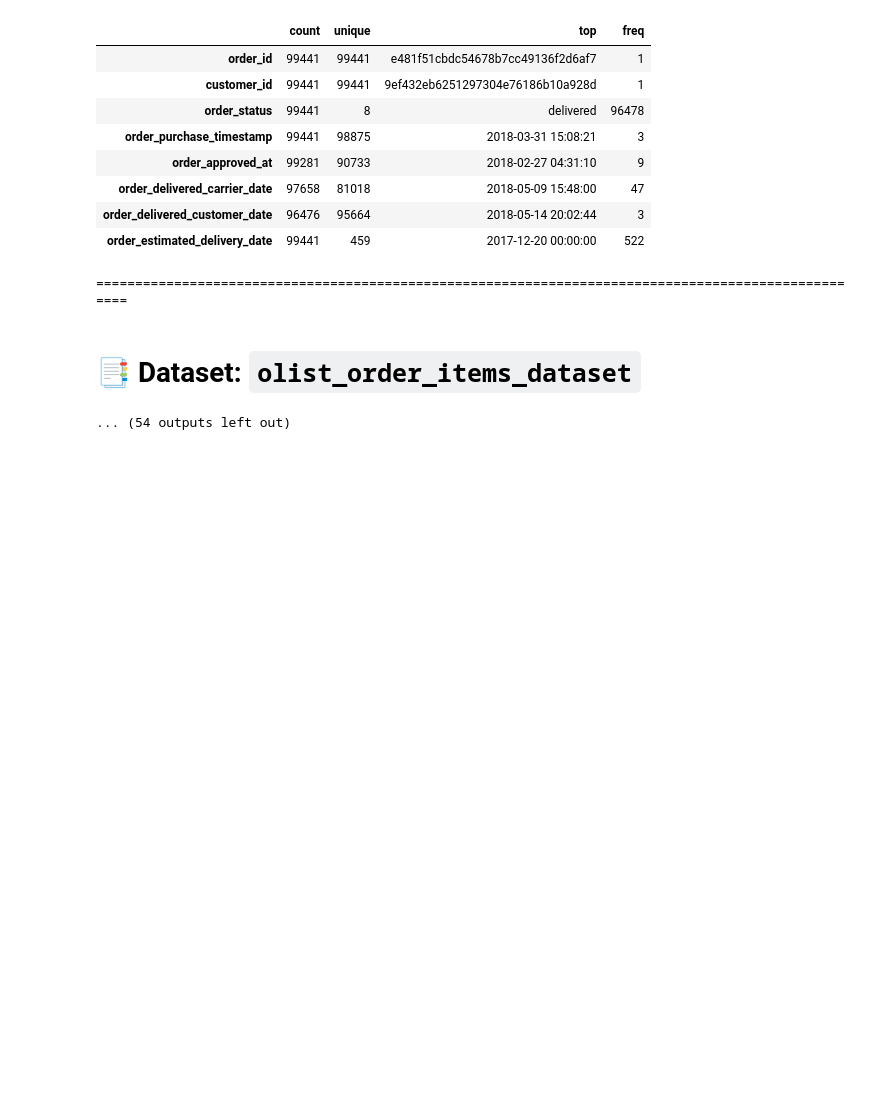
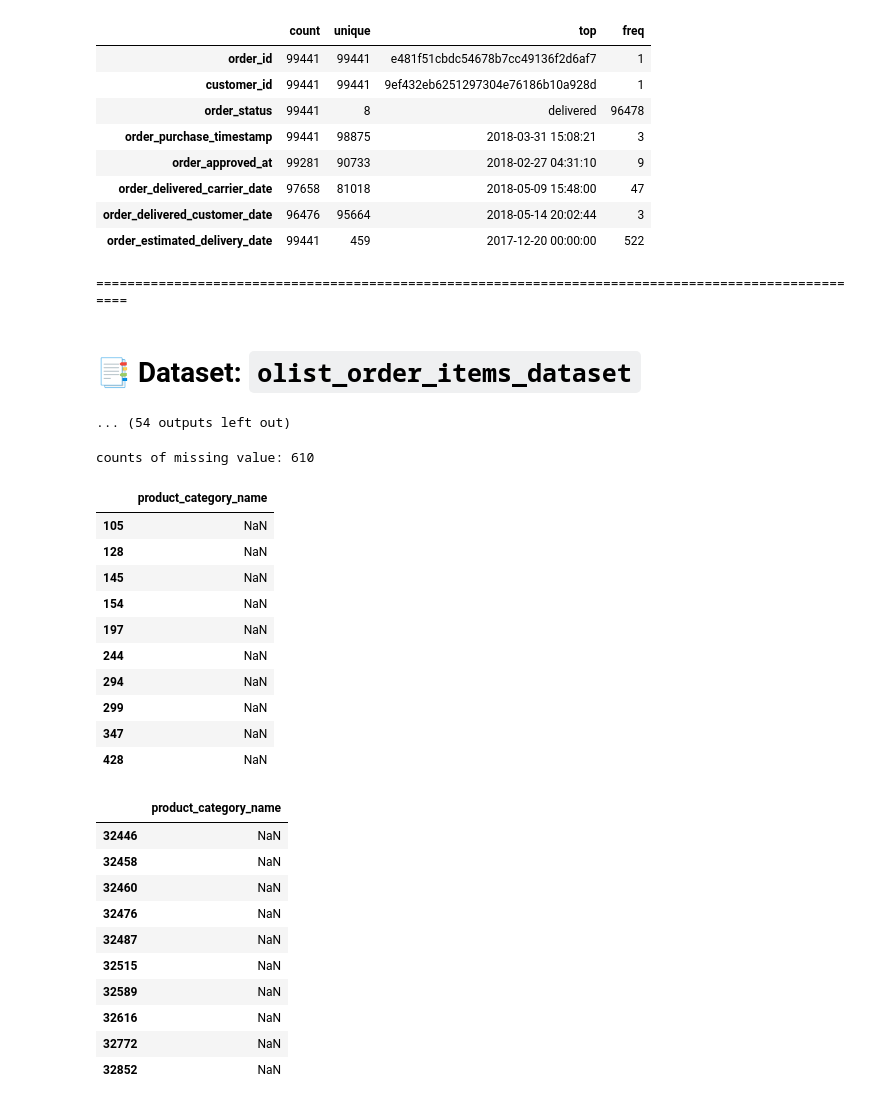
Before and after one commit to sabineleesm-stack/olist-ecommerce-analysis, a Jupyter notebook: notebooks/check_data.ipynb, the cells around one changed output. Drawn from its saved outputs; the diff is of its cells as text; code cells hidden in the pictures; blank space fills up the shorter version.

```diff
--- a/notebooks/check_data.ipynb
+++ b/notebooks/check_data.ipynb
@@ -116,3 +134,35 @@ memory usage: 6.1 MB
 ====================================================================================================
 # 📑 Dataset: `olist_order_items_dataset`
 ... (54 outputs left out)
+# %%
+# Select only the 'product_category_name' column from rows with missing data
+missing_category_only = products_df.loc[products_df['product_category_name'].isnull(), ['product_category_name']]
+
+print(f"counts of missing value: {len(missing_category_only)}")
+
+display(missing_category_only.head(10))
+display(missing_category_only.tail(10))
+# %% [output]
+counts of missing value: 610
+|  | product_category_name |
+| 105 | NaN |
+| 128 | NaN |
+| 145 | NaN |
+| 154 | NaN |
+| 197 | NaN |
+| 244 | NaN |
+| 294 | NaN |
+| 299 | NaN |
+| 347 | NaN |
+| 428 | NaN |
+|  | product_category_name |
+| 32446 | NaN |
+| 32458 | NaN |
+| 32460 | NaN |
+| 32476 | NaN |
+| 32487 | NaN |
+| 32515 | NaN |
+| 32589 | NaN |
+| 32616 | NaN |
+| 32772 | NaN |
+| 32852 | NaN |
```
Also changed, not shown: parts of 3 cells of this notebook.
